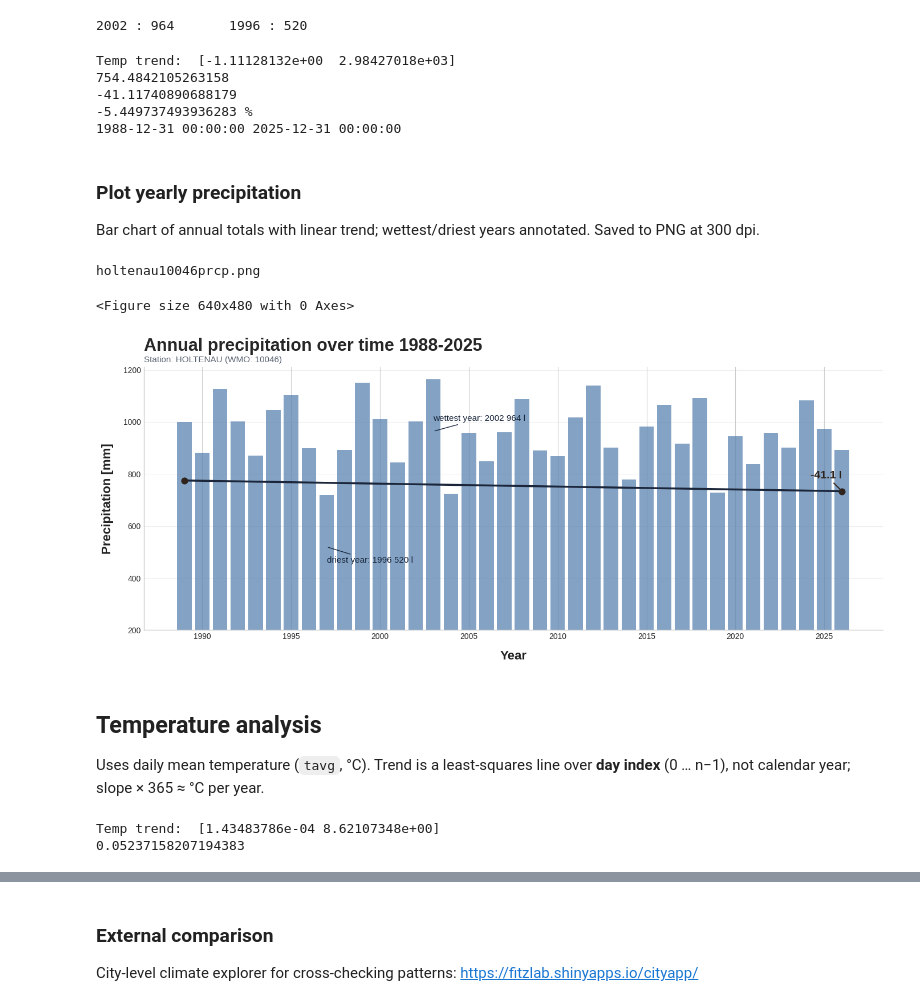
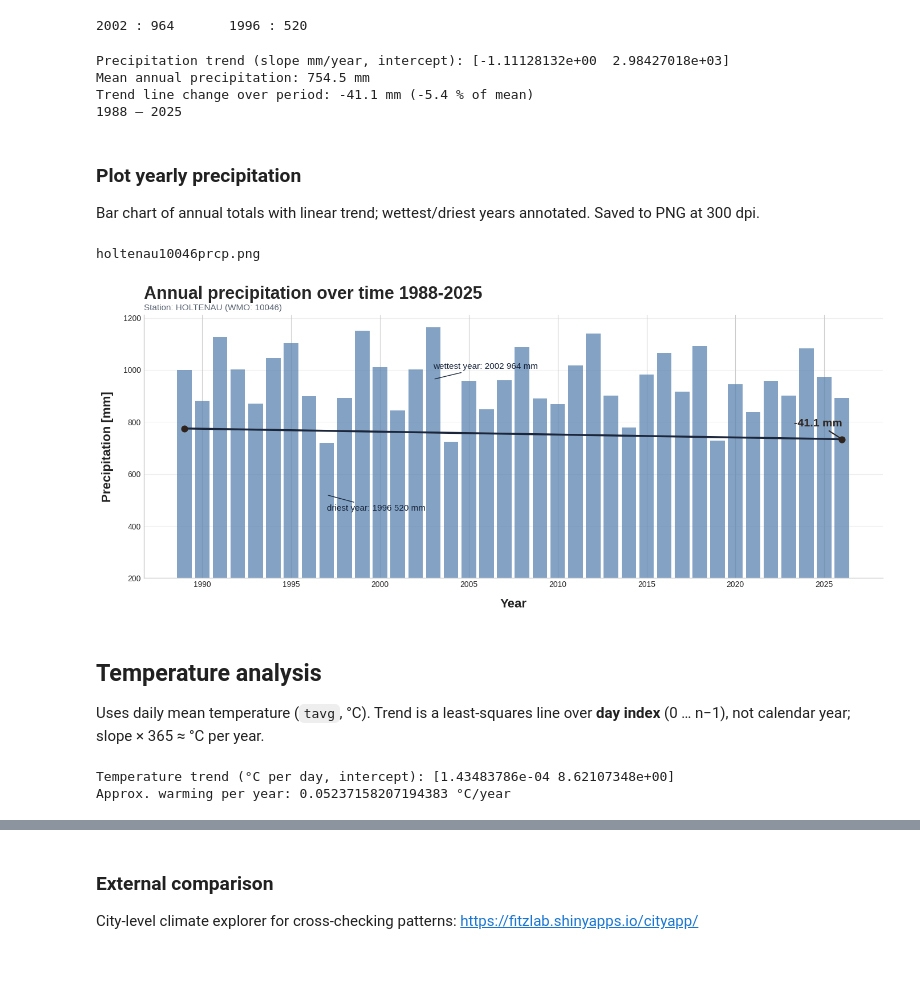
Before and after one commit to vanhog/local-climate-signal-explorer, a Jupyter notebook: Local-Climate-Signal-Explorer.ipynb, the cells around one changed output, grey strips where cells are left out. Saved outputs shown, nothing was run; the diff lists cells and outputs as text; code cells hidden in the pictures; blank space fills up the shorter version.

```diff
--- a/Local-Climate-Signal-Explorer.ipynb
+++ b/Local-Climate-Signal-Explorer.ipynb
@@ -132,25 +132,24 @@ print(prcp_maxidx.year, ':', prcp_max, '\t', prcp_minidx.year, ':', prcp_min)
 # %% [output]
 2002 : 964       1996 : 520
 # %%
-to_plot = dataprcpr_y1986
-years = to_plot.index.year
+pd_prcp = dataprcpr_y1986
+years = pd_prcp.index.year
 
 # Linear trend: slope ≈ mm change per calendar year; intercept at year 0 of fit
-poly_prcp = np.polyfit(years, to_plot, 1)
-polytempvals = np.polyval(poly_prcp, years)  # used by plot cell below
+poly_prcp = np.polyfit(years, pd_prcp, 1)
+trend_prcp = np.polyval(poly_prcp, years)  # used by plot cell below
 print('Precipitation trend (slope mm/year, intercept):', poly_prcp)
 
-prcp_avg = to_plot.mean()
-loss_avg = polytempvals[-1] - polytempvals[0]  # trend line change over plotted span
+prcp_avg = pd_prcp.mean()
+loss_avg = trend_prcp[-1] - trend_prcp[0]  # trend line change over plotted span
 print(f'Mean annual precipitation: {prcp_avg:.1f} mm')
 print(f'Trend line change over period: {loss_avg:.1f} mm ({loss_avg * 100 / prcp_avg:.1f} % of mean)')
-print(to_plot.index[0].year, '–', to_plot.index[-1].year)
+print(pd_prcp.index[0].year, '–', pd_prcp.index[-1].year)
 # %% [output]
-Temp trend:  [-1.11128132e+00  2.98427018e+03]
-754.4842105263158
--41.11740890688179
--5.449737493936283 %
-1988-12-31 00:00:00 2025-12-31 00:00:00
+Precipitation trend (slope mm/year, intercept): [-1.11128132e+00  2.98427018e+03]
+Mean annual precipitation: 754.5 mm
+Trend line change over period: -41.1 mm (-5.4 % of mean)
+1988 – 2025
 # %% [markdown]
 ### Plot yearly precipitation
 
@@ -163,8 +162,8 @@ fig, ax = plt.subplots(figsize=(14, 6))
 # bottom=200: visual baseline so low-rain years still show readable bars
 # width=300: bar width in days (approx. one year on datetime x-axis)
 ax.bar(
-    to_plot.index,
-    to_plot,
+    pd_prcp.index,
+    pd_prcp,
     bottom=200,
     color="#5B84B1",
     alpha=0.75,
@@ -173,14 +172,14 @@ ax.bar(
 )
 
 ax.plot(
-    to_plot.index,
-    polytempvals,
+    pd_prcp.index,
+    trend_prcp,
     color="#1B263B",
     linewidth=2.5
 )
 ax.scatter(
-    [to_plot.index[0], to_plot.index[-1]],
-    [polytempvals[0], polytempvals[-1]],
+    [pd_prcp.index[0], pd_prcp.index[-1]],
+    [trend_prcp[0], trend_prcp[-1]],
     color='#2F241D',
     s=60,
     zorder=5
@@ -188,8 +187,8 @@ ax.scatter(
 
 ax.annotate(
     f"{loss_avg:.1f} mm",
-    xy=(to_plot.index[-1], polytempvals[-1]),
-    xytext=(to_plot.index[-1], polytempvals[-1]+50),
+    xy=(pd_prcp.index[-1], trend_prcp[-1]),
+    xytext=(pd_prcp.index[-1], trend_prcp[-1]+50),
     fontsize=14,
     fontweight="bold",
     color='#2F241D',
@@ -248,52 +247,51 @@ ax.annotate(
     arrowprops=dict(
         arrowstyle="-",
         color="#152238",
         lw=1
     ),
     fontsize=11,
     color="#152238"
 )
 
 ax.annotate(
     "driest year: "+str(prcp_minidx.year)+' '+str(prcp_min)+' mm',
     xy=(prcp_minidx, prcp_min),
     xytext=(prcp_minidx, prcp_min - 60),
     arrowprops=dict(
         arrowstyle="-",
         color="#152238",
         lw=1
     ),
     fontsize=11,
 
     color="#152238"
 )
 plt.tight_layout()
 
 # Filename: {location}{wmo}prcp.png — same pattern as temperature plot
 figfiletitle = location + str(station['wmo'].values[0]) + 'prcp.png'
 print(figfiletitle)
 plt.savefig(figfiletitle, dpi=300)
 # %% [output]
 holtenau10046prcp.png
-<Figure size 640x480 with 0 Axes>
-[figure, old version]
+[figure, new version]
 # %% [markdown]
 ## Temperature analysis
 
 Uses daily mean temperature (`tavg`, °C). Trend is a least-squares line over **day index** (0 … n−1), not calendar year; slope × 365 ≈ °C per year.
 # %%
 datacleartavg = data[data.tavg.notna()]
-datatavg = datacleartavg['tavg']
+pd_temp = datacleartavg['tavg']
 
-day_idx = np.arange(len(datatavg))  # 0, 1, 2, ... one point per day
-poly_temp = np.polyfit(day_idx, datatavg.values, 1)
+day_idx = np.arange(len(pd_temp))  # 0, 1, 2, ... one point per day
+poly_temp = np.polyfit(day_idx, pd_temp.values, 1)
 trend_daily = np.polyval(poly_temp, day_idx)  # used by plot cell below
 
 print('Temperature trend (°C per day, intercept):', poly_temp)
 print('Approx. warming per year:', poly_temp[0] * 365, '°C/year')
 # %% [output]
-Temp trend:  [1.43483786e-04 8.62107348e+00]
-0.05237158207194383
+Temperature trend (°C per day, intercept): [1.43483786e-04 8.62107348e+00]
+Approx. warming per year: 0.05237158207194383 °C/year
 # %%
 # Warming over the plotted period: trend at first vs last day
 start_temp = trend_daily[0]
```
Also changed, not shown: parts of 2 cells of this notebook, 2 other files.
